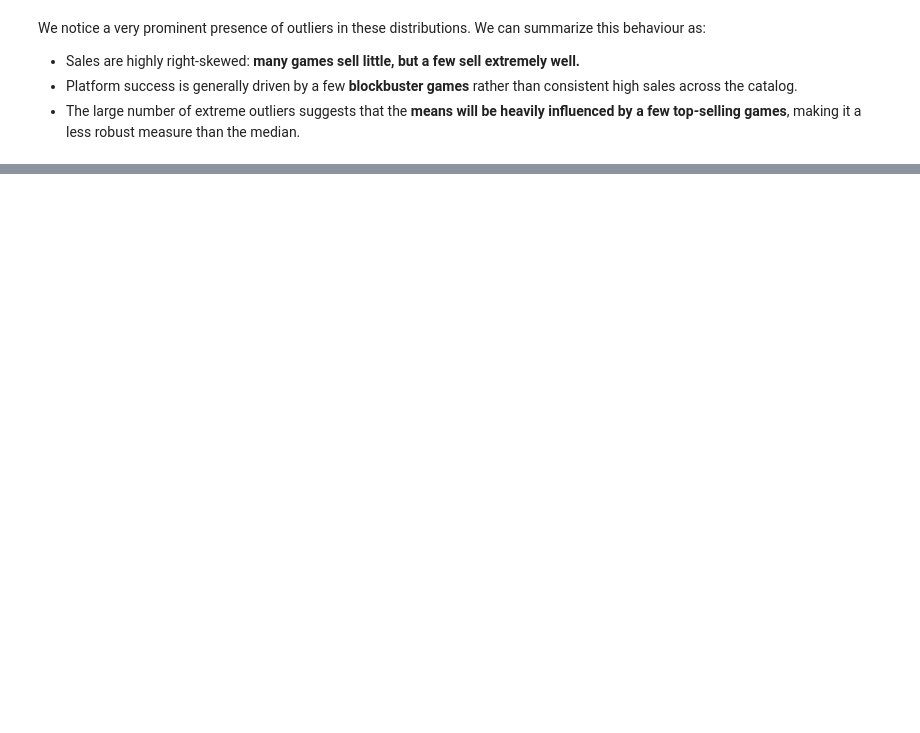
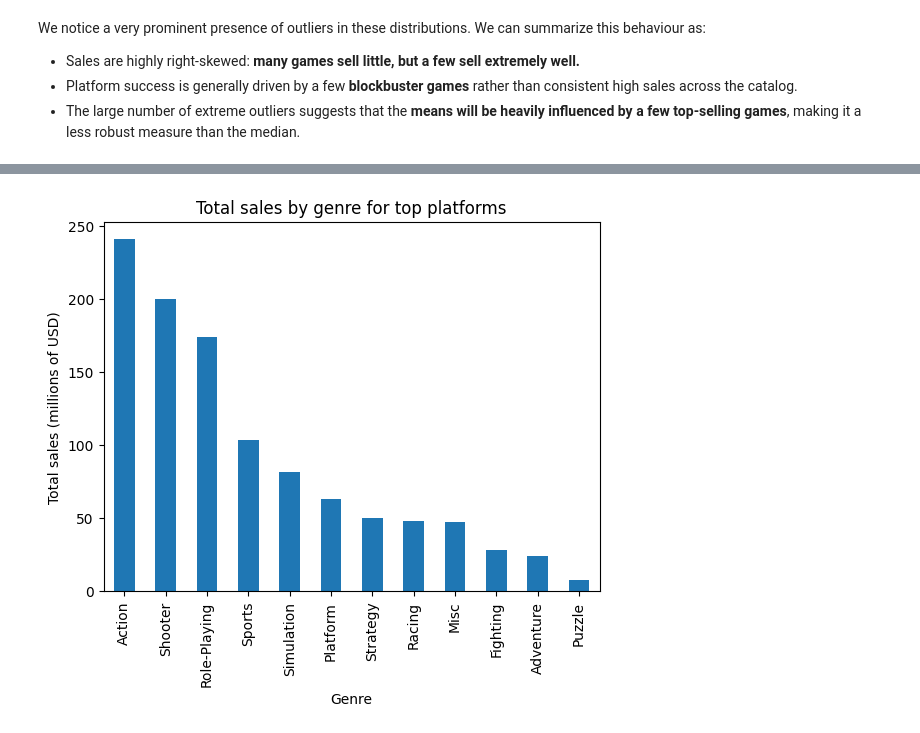
Before and after one commit to PabloHermun/videogames_succes, a Jupyter notebook: notebook.ipynb, the cells around one changed output, grey strips where cells are left out. Saved outputs shown, nothing was run; the diff lists cells and outputs as text; code cells hidden in the pictures; blank space fills up the shorter version.

```diff
--- a/notebook.ipynb
+++ b/notebook.ipynb
@@ -720,0 +748,7 @@ plt.show()
+# %%
+df_genres = (
+    games.query('platform in @top_platforms')
+        .groupby(['genre'])['total_sales'].sum()
+        .sort_values(ascending=False)
+)
+df_genres
@@ -720,0 +770,9 @@ plt.show()
+# %%
+# Plot the count of games released each year
+df_genres.plot(kind='bar')
+plt.ylabel('Total sales (millions of USD)')
+plt.xlabel('Genre')
+plt.title('Total sales by genre for top platforms')
+plt.show()
+# %% [output]
+[figure, added]
```
Also changed, not shown: parts of 33 cells of this notebook.
